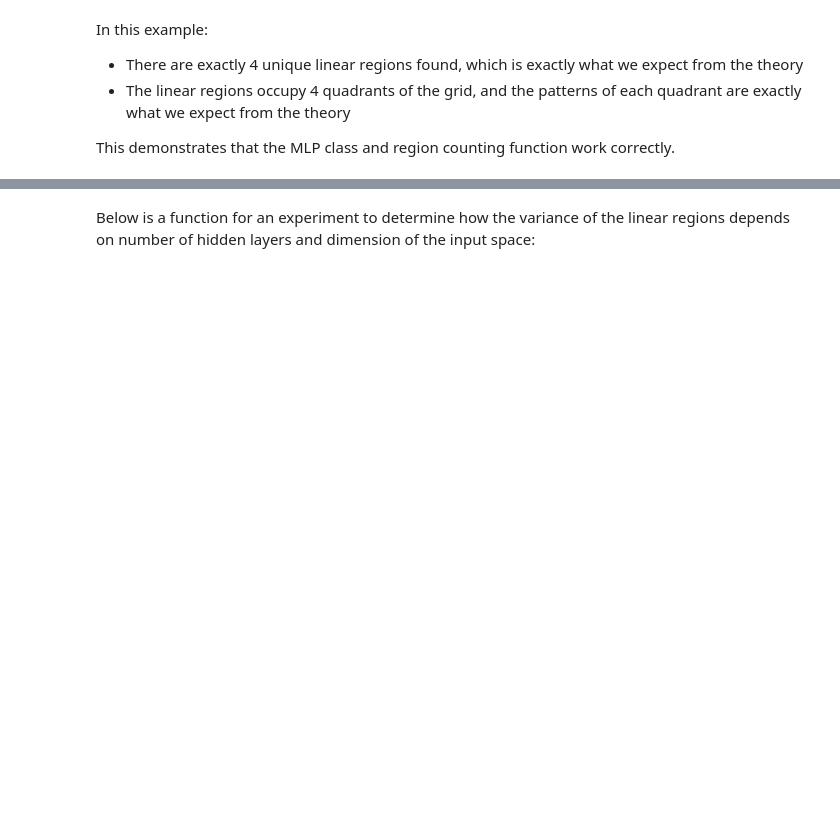
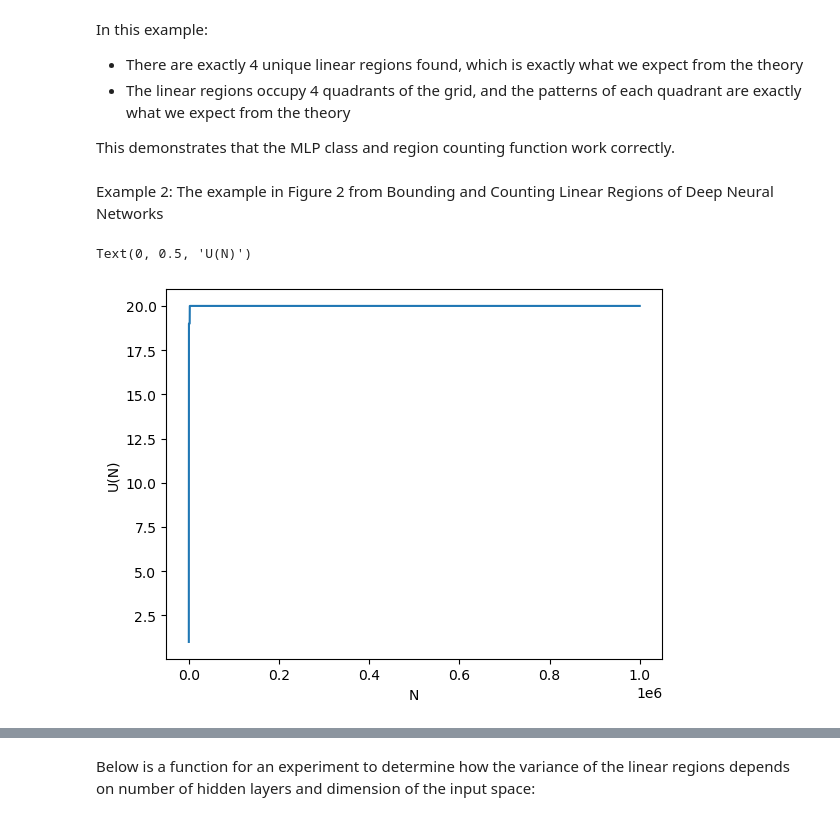
Before and after one commit to Gautam-Chauhan/MSc-Thesis, a Jupyter notebook: iid_uniform_code.ipynb, the cells around one changed output, grey strips where cells are left out. Drawn from its saved outputs; the diff is of its cells as text; code cells hidden in the pictures; blank space fills up the shorter version.

```diff
--- a/iid_uniform_code.ipynb
+++ b/iid_uniform_code.ipynb
@@ -235,3 +244,29 @@ In this example:
 - The linear regions occupy 4 quadrants of the grid, and the patterns of each quadrant are exactly what we expect from the theory
 
 This demonstrates that the MLP class and region counting function work correctly.
+# %% [markdown]
+Example 2: The example in Figure 2 from Bounding and Counting Linear Regions of Deep Neural Networks
+# %%
+num_points = 1000000
+dimensions = 2
+neurons_per_hidden = [2,2,2]
+custom_weights = [torch.tensor([[-1.0,1.0],[1.0,1.0]]),torch.tensor([[-1.0,-3.0],[-3.0,-1.0]]),torch.tensor([[1.0,3.0],[3.0,1.0]])]
+custom_biases = [torch.tensor([0.0,-4.0]),torch.tensor([4.0,4.0]),torch.tensor([-4.0,-4.0])]
+lower_bounds = np.array([-0.5,-0.5])
+upper_bounds = np.array([4.5,4.5])
+rng = np.random.default_rng(seed=1)
+
+model = MLP(dimensions,neurons_per_hidden,custom_weights,custom_biases)
+points = iid_uniform_sample(num_points,dimensions,lower_bounds,upper_bounds,rng)
+sample_dataset = SampleDataset(points)
+sample_data_loader = torch.utils.data.DataLoader(sample_dataset, batch_size=64, shuffle=False)
+unique_counts, samples_by_region = region_count(sample_data_loader,model)
+# %%
+y = unique_counts
+x = np.arange(1,len(y)+1)
+plt.plot(x,y)
+plt.xlabel("N")
+plt.ylabel("U(N)")
+# %% [output]
+Text(0, 0.5, 'U(N)')
+[figure, added]
```
Also changed, not shown: parts of 40 cells of this notebook.
